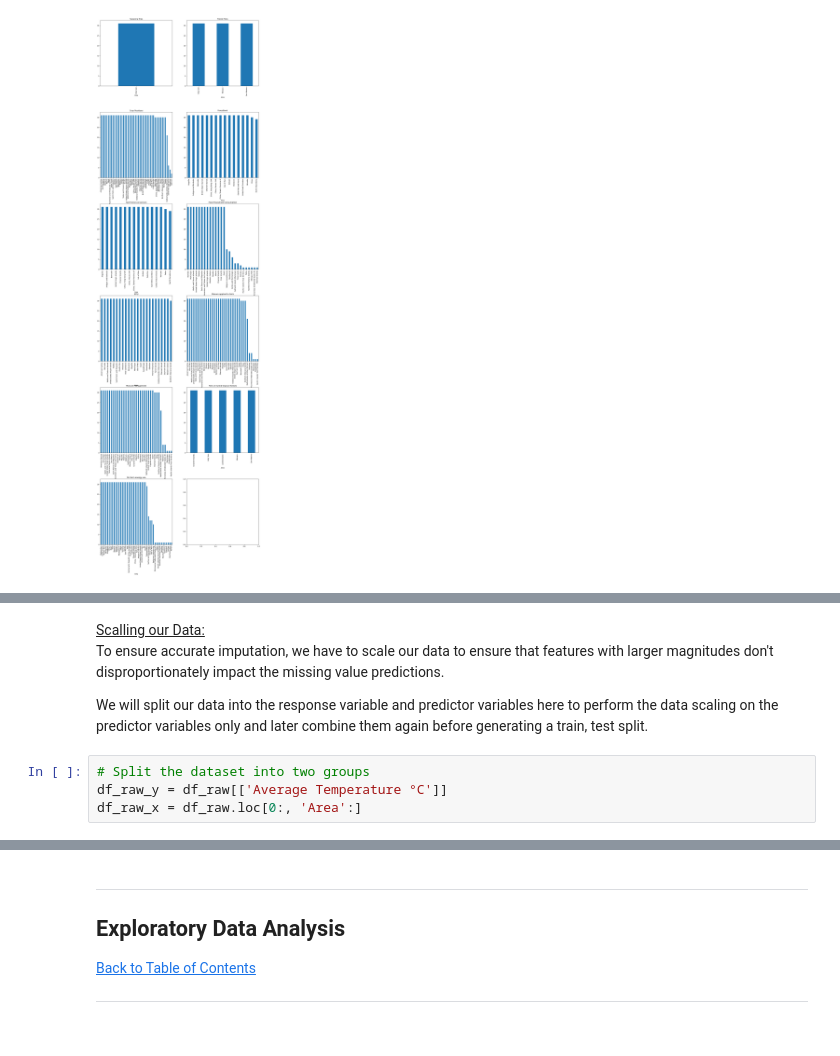
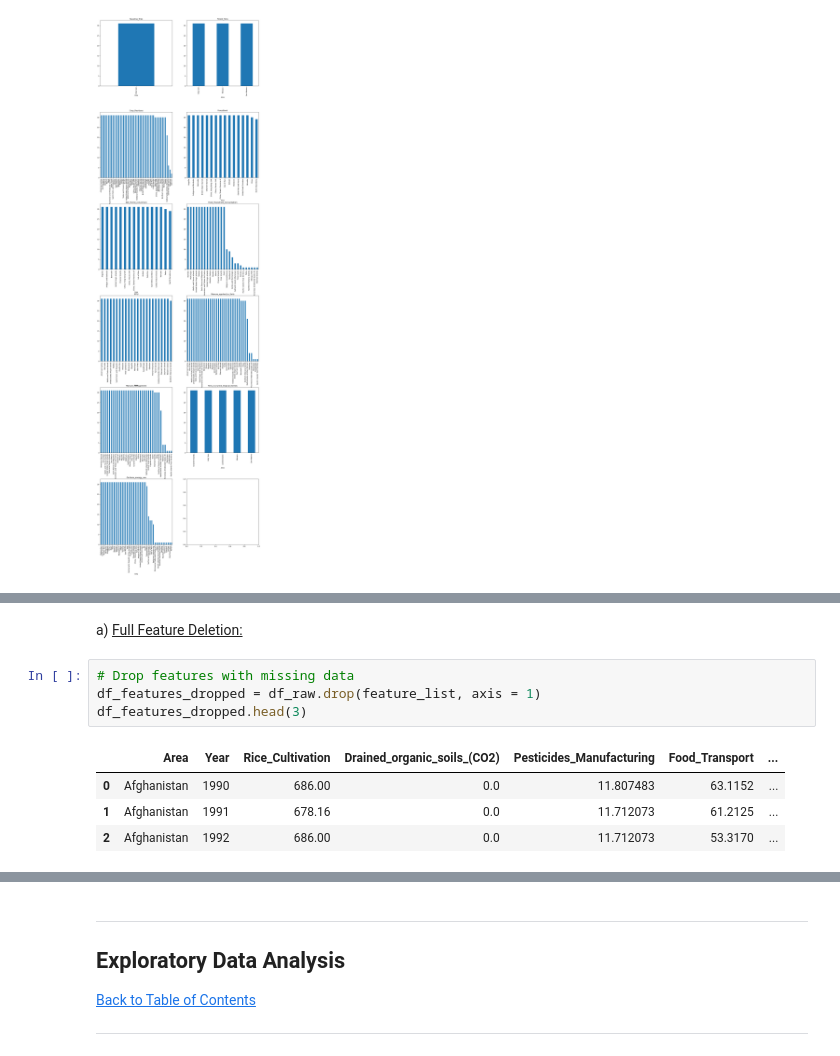
Before and after one commit to DuPlessisErich/MLRegression, a Jupyter notebook: Regression Notebook.ipynb, the cells around one changed output, grey strips where cells are left out. Cells and saved outputs as stored; diff of their text form.

```diff
--- a/Regression Notebook.ipynb
+++ b/Regression Notebook.ipynb
@@ -220,9 +293,11 @@ We will therefore use KNN (K-Nearest Neighbour) imputation to predict the missin
-# %% [markdown]
-<ins>Scalling our Data:</ins><br>
-To ensure accurate imputation, we have to scale our data to ensure that features with larger magnitudes don't disproportionately impact the missing value predictions.<br>
-
-We will split our data into the response variable and predictor variables here to perform the data scaling on the predictor variables only and later combine them again before generating a train, test split.
-# %%
-# Split the dataset into two groups
-df_raw_y = df_raw[['Average Temperature °C']]
-df_raw_x = df_raw.loc[0:, 'Area':]
+# %% [markdown]
+a) <ins>Full Feature Deletion:</ins>
+# %%
+# Drop features with missing data
+df_features_dropped = df_raw.drop(feature_list, axis = 1)
+df_features_dropped.head(3)
+# %% [output]
+|  | Area | Year | Rice_Cultivation | Drained_organic_soils_(CO2) | Pesticides_Manufacturing | Food_Transport | ... |
+| 0 | Afghanistan | 1990 | 686.00 | 0.0 | 11.807483 | 63.1152 | ... |
+| 1 | Afghanistan | 1991 | 678.16 | 0.0 | 11.712073 | 61.2125 | ... |
+| 2 | Afghanistan | 1992 | 686.00 | 0.0 | 11.712073 | 53.3170 | ... |
```
Also changed, not shown: parts of 20 cells of this notebook.
